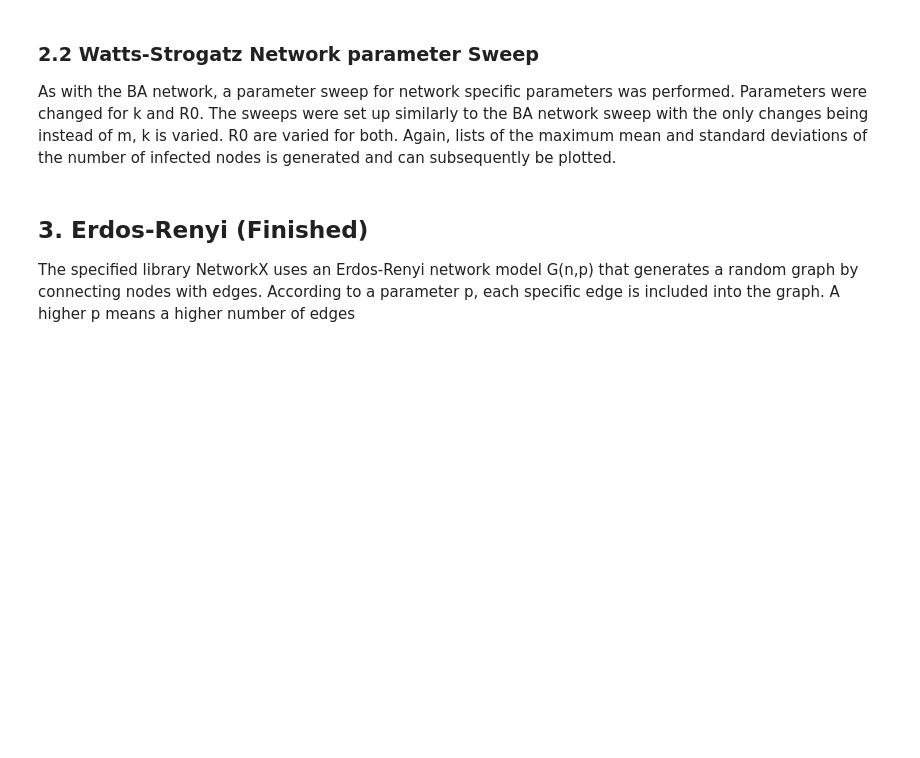
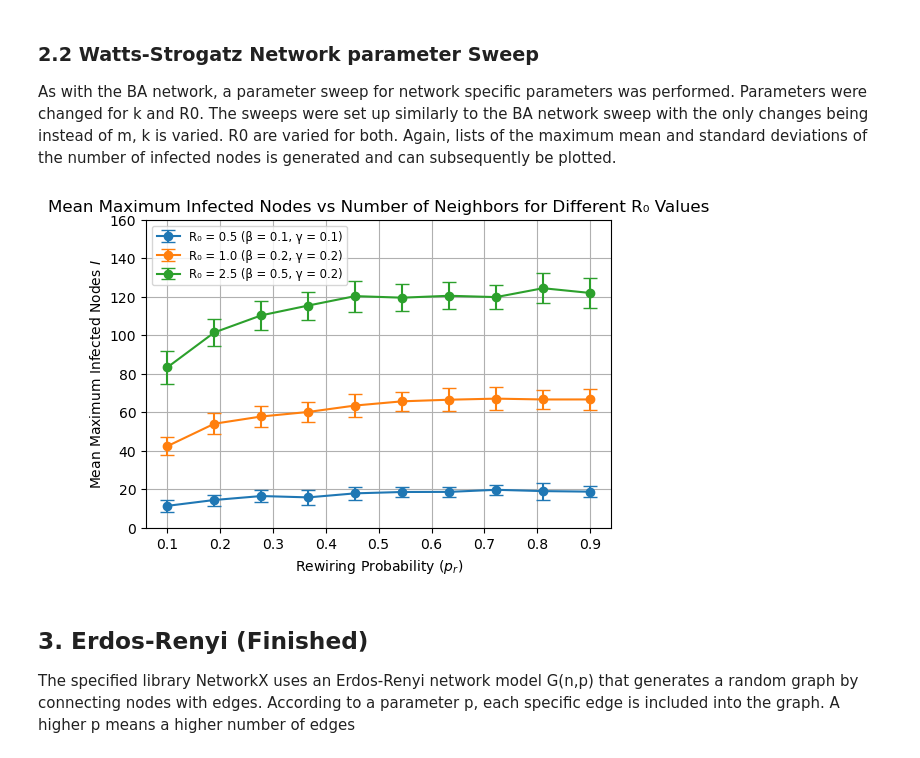
Before and after one commit to marv50/farv, a Jupyter notebook: Intro_Assignment_2.ipynb, the cells around one changed output. Drawn from its saved outputs; the diff is of its cells as text; code cells hidden in the pictures; blank space fills up the shorter version.

```diff
--- a/Intro_Assignment_2.ipynb
+++ b/Intro_Assignment_2.ipynb
@@ -1331,7 +1346,7 @@ print(results)
 As with the BA network, a parameter sweep for network specific parameters was performed. Parameters were changed for k and R0. The sweeps were set up similarly to the BA network sweep with the only changes being instead of m, k is varied. R0 are varied for both. Again, lists of the maximum mean and standard deviations of the number of infected nodes is generated and can subsequently be plotted.
 # %%
 #Finished
-def ws_k_sweep(N, r_vals, beta, gamma, I0, t_span, num_runs, k=5):
+def ws_k_sweep(N, r_vals, k, beta, gamma, I0, t_span, num_runs):
     """
     Generates a WS network for different values of k and finds the mean
     maximum and standard deviation of the number of infected nodes per
@@ -1377,48 +1392,53 @@ def ws_k_sweep(N, r_vals, beta, gamma, I0, t_span, num_runs, k=5):
 
 
 #Finished
-def plot_ws_k_sweep(N, r_vals, beta_values, gamma_values, I0, t_span, num_runs):
+def plot_ws_k_sweep(N, r_vals, k, beta_values, gamma_values, I0, t_span, num_runs):
     """"Visualizes data for the parameter sweeps of the WS network."""""
 
-    plt.figure(figsize=(7, 4))
+    plt.figure(figsize=(6, 4))
 
     for beta, gamma in zip(beta_values, gamma_values):
 
-        mean_max_values, std_max_values = ws_k_sweep(N, r_vals, beta, gamma, I0, t_span, num_runs, k=5)
+        mean_max_values, std_max_values = ws_k_sweep(N, r_vals, k, beta, gamma, I0, t_span, num_runs)
 
         R0 = beta/gamma
         label = f'R₀ = {R0:.1f} (β = {beta:.1f}, γ = {gamma:.1f})'
 
         plt.errorbar(r_vals, mean_max_values, yerr=std_max_values, fmt='-o', capsize=5, label=label)
 
-    plt.xlabel("Rewiring Probability")
-    plt.ylabel("Mean Maximum Infected Nodes")
+    plt.xlabel(r"Rewiring Probability ($p_r$)")
+    plt.ylabel(r"Mean Maximum Infected Nodes $I$")
     plt.title("Mean Maximum Infected Nodes vs Number of Neighbors for Different R₀ Values")
-    plt.legend()
+    plt.legend(loc="best", fontsize="small")
+    plt.ylim(0, 160)
     plt.grid(True)
+    plt.savefig("WS-sweep.png")
     plt.show()
 
 # Finished
-def ws_r_vs_R0(N, r_vals, I0, t_span, num_runs, R0_values, gamma_values):
+def ws_r_vs_R0(N, r_vals, k, I0, t_span, num_runs, R0_values, gamma_values):
     """This function generates a list for combinations of beta and gamma
     values based on a supplied list of gamma and R0 values.
     """
 
     beta_values = [R0 * gamma for R0, gamma in zip(R0_values, gamma_values)]
-    plot_ws_k_sweep(N, r_vals, beta_values, gamma_values, I0, t_span, num_runs)
+    plot_ws_k_sweep(N, r_vals, k, beta_values, gamma_values, I0, t_span, num_runs)
 
     return
 # %%
 
 N = 300
 R0_values = [0.5, 1.0, 2.5]
 gamma_values = [0.1, 0.2, 0.2]
 r_vals = np.linspace(0.1, 0.9, 10)
+k = 8
 I0 = 0.01
 t_span = 50
 num_runs = 50
 
-ws_r_vs_R0(N, r_vals, I0, t_span, num_runs, R0_values, gamma_values)
+ws_r_vs_R0(N, r_vals, k, I0, t_span, num_runs, R0_values, gamma_values)
+# %% [output]
+[figure, added]
 # %% [markdown]
 ## 3. Erdos-Renyi (Finished)
 The specified library NetworkX uses an Erdos-Renyi network model G(n,p) that generates a random graph by connecting nodes with edges. According to a parameter p, each specific edge is included into the graph. A higher p means a higher number of edges
```
Also changed, not shown: parts of 16 cells of this notebook.
